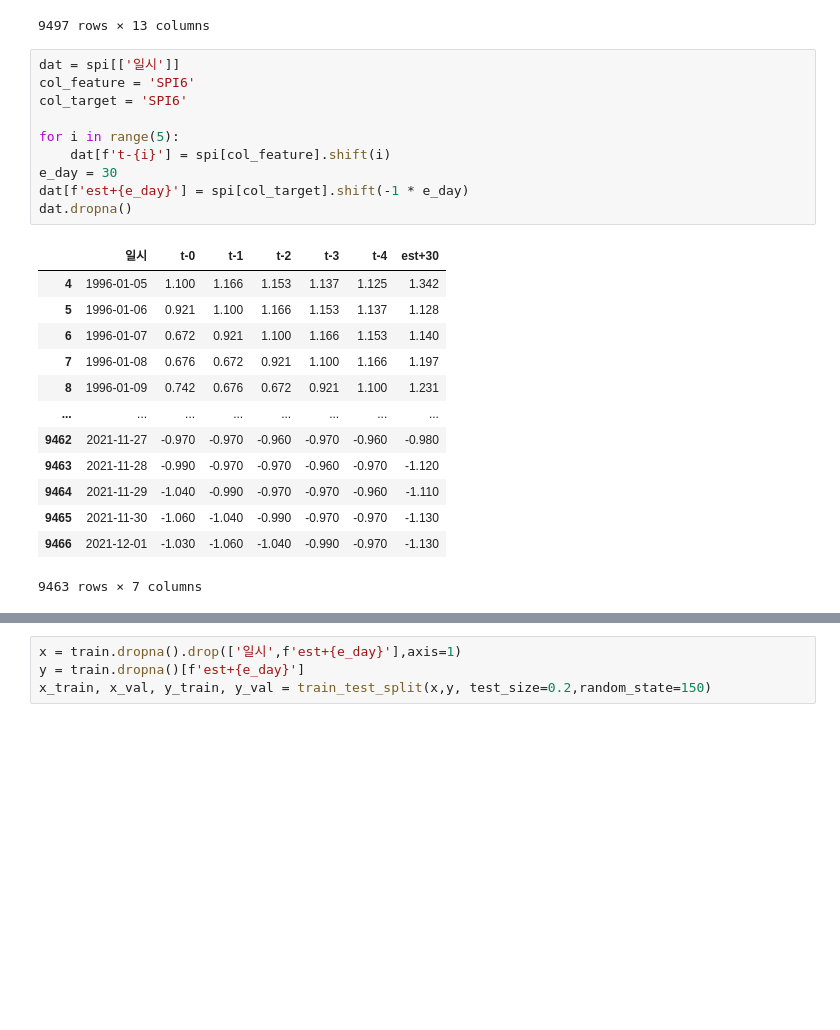
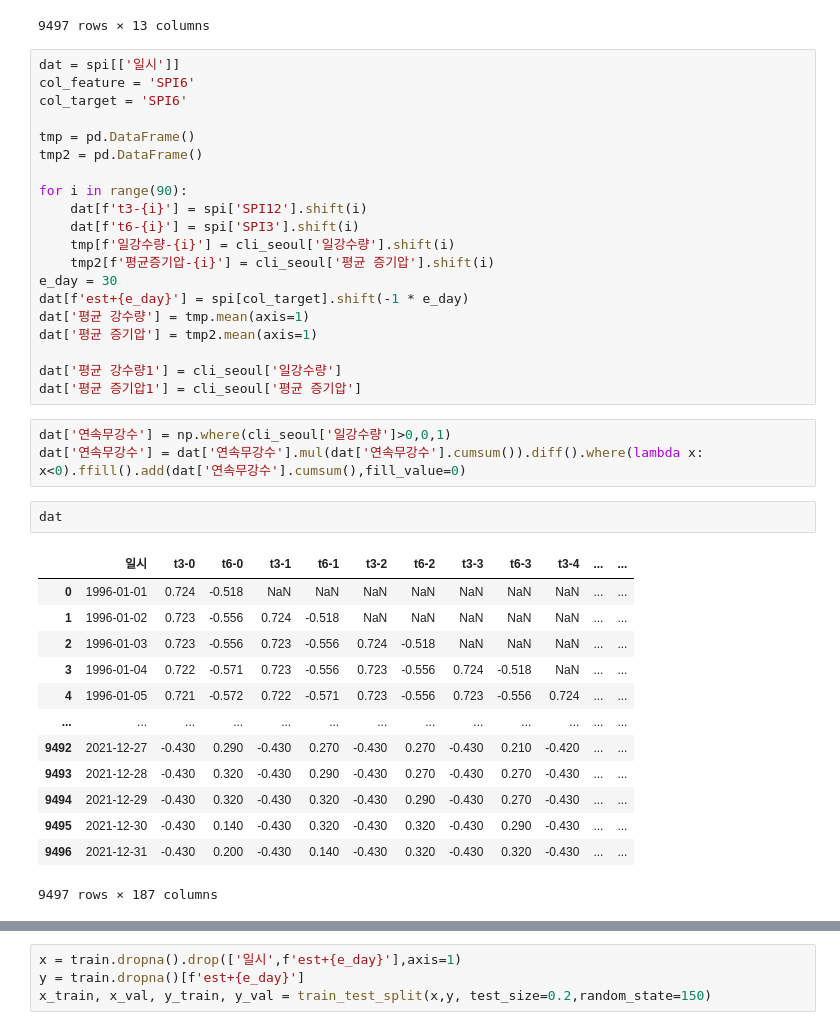
Before and after one commit to zeusryu0/kdt4_project, a Jupyter notebook: project2/code/가뭄모델-Regression.ipynb, the cells around one changed output, grey strips where cells are left out. Drawn from its saved outputs; the diff is of its cells as text; blank space fills up the shorter version.

```diff
--- a/project2/code/가뭄모델-Regression.ipynb
+++ b/project2/code/가뭄모델-Regression.ipynb
@@ -333,25 +333,40 @@ dat = spi[['일시']]
 col_feature = 'SPI6'
 col_target = 'SPI6'
 
-for i in range(5):
-    dat[f't-{i}'] = spi[col_feature].shift(i)
+tmp = pd.DataFrame()
+tmp2 = pd.DataFrame()
+
+for i in range(90):
+    dat[f't3-{i}'] = spi['SPI12'].shift(i)
+    dat[f't6-{i}'] = spi['SPI3'].shift(i)
+    tmp[f'일강수량-{i}'] = cli_seoul['일강수량'].shift(i)
+    tmp2[f'평균증기압-{i}'] = cli_seoul['평균 증기압'].shift(i)
 e_day = 30
 dat[f'est+{e_day}'] = spi[col_target].shift(-1 * e_day)
-dat.dropna()
+dat['평균 강수량'] = tmp.mean(axis=1)
+dat['평균 증기압'] = tmp2.mean(axis=1)
+
+dat['평균 강수량1'] = cli_seoul['일강수량']
+dat['평균 증기압1'] = cli_seoul['평균 증기압']
-# %% [output]
-|  | 일시 | t-0 | t-1 | t-2 | t-3 | t-4 | est+30 |
-| 4 | 1996-01-05 | 1.100 | 1.166 | 1.153 | 1.137 | 1.125 | 1.342 |
-| 5 | 1996-01-06 | 0.921 | 1.100 | 1.166 | 1.153 | 1.137 | 1.128 |
-| 6 | 1996-01-07 | 0.672 | 0.921 | 1.100 | 1.166 | 1.153 | 1.140 |
-| 7 | 1996-01-08 | 0.676 | 0.672 | 0.921 | 1.100 | 1.166 | 1.197 |
-| 8 | 1996-01-09 | 0.742 | 0.676 | 0.672 | 0.921 | 1.100 | 1.231 |
-| ... | ... | ... | ... | ... | ... | ... | ... |
-| 9462 | 2021-11-27 | -0.970 | -0.970 | -0.960 | -0.970 | -0.960 | -0.980 |
-| 9463 | 2021-11-28 | -0.990 | -0.970 | -0.970 | -0.960 | -0.970 | -1.120 |
-| 9464 | 2021-11-29 | -1.040 | -0.990 | -0.970 | -0.970 | -0.960 | -1.110 |
-| 9465 | 2021-11-30 | -1.060 | -1.040 | -0.990 | -0.970 | -0.970 | -1.130 |
-| 9466 | 2021-12-01 | -1.030 | -1.060 | -1.040 | -0.990 | -0.970 | -1.130 |
-9463 rows × 7 columns
+# %%
+dat['연속무강수'] = np.where(cli_seoul['일강수량']>0,0,1)
+dat['연속무강수'] = dat['연속무강수'].mul(dat['연속무강수'].cumsum()).diff().where(lambda x: x<0).ffill().add(dat['연속무강수'].cumsum(),fill_value=0)
+# %%
+dat
+# %% [output]
+|  | 일시 | t3-0 | t6-0 | t3-1 | t6-1 | t3-2 | t6-2 | t3-3 | t6-3 | t3-4 | ... | ... |
+| 0 | 1996-01-01 | 0.724 | -0.518 | NaN | NaN | NaN | NaN | NaN | NaN | NaN | ... | ... |
+| 1 | 1996-01-02 | 0.723 | -0.556 | 0.724 | -0.518 | NaN | NaN | NaN | NaN | NaN | ... | ... |
+| 2 | 1996-01-03 | 0.723 | -0.556 | 0.723 | -0.556 | 0.724 | -0.518 | NaN | NaN | NaN | ... | ... |
+| 3 | 1996-01-04 | 0.722 | -0.571 | 0.723 | -0.556 | 0.723 | -0.556 | 0.724 | -0.518 | NaN | ... | ... |
+| 4 | 1996-01-05 | 0.721 | -0.572 | 0.722 | -0.571 | 0.723 | -0.556 | 0.723 | -0.556 | 0.724 | ... | ... |
+| ... | ... | ... | ... | ... | ... | ... | ... | ... | ... | ... | ... | ... |
+| 9492 | 2021-12-27 | -0.430 | 0.290 | -0.430 | 0.270 | -0.430 | 0.270 | -0.430 | 0.210 | -0.420 | ... | ... |
+| 9493 | 2021-12-28 | -0.430 | 0.320 | -0.430 | 0.290 | -0.430 | 0.270 | -0.430 | 0.270 | -0.430 | ... | ... |
+| 9494 | 2021-12-29 | -0.430 | 0.320 | -0.430 | 0.320 | -0.430 | 0.290 | -0.430 | 0.270 | -0.430 | ... | ... |
+| 9495 | 2021-12-30 | -0.430 | 0.140 | -0.430 | 0.320 | -0.430 | 0.320 | -0.430 | 0.290 | -0.430 | ... | ... |
+| 9496 | 2021-12-31 | -0.430 | 0.200 | -0.430 | 0.140 | -0.430 | 0.320 | -0.430 | 0.320 | -0.430 | ... | ... |
+9497 rows × 187 columns
 # %%
 test = dat[dat['일시'].astype('datetime64').dt.year == 2019]
 train = pd.concat([dat.loc[:8400], dat.loc[8766:]])
```
Also changed, not shown: parts of 3 cells of this notebook, 5 other files.
